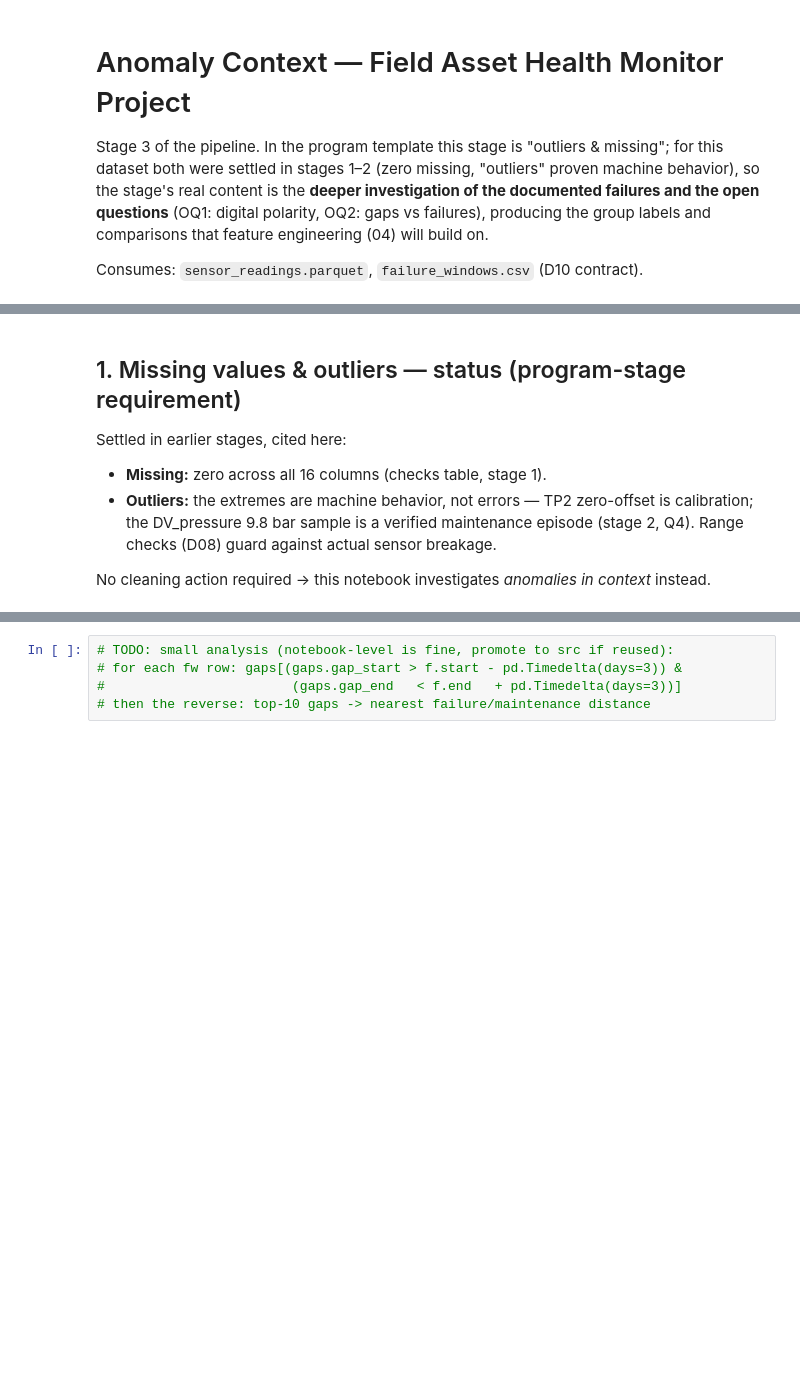
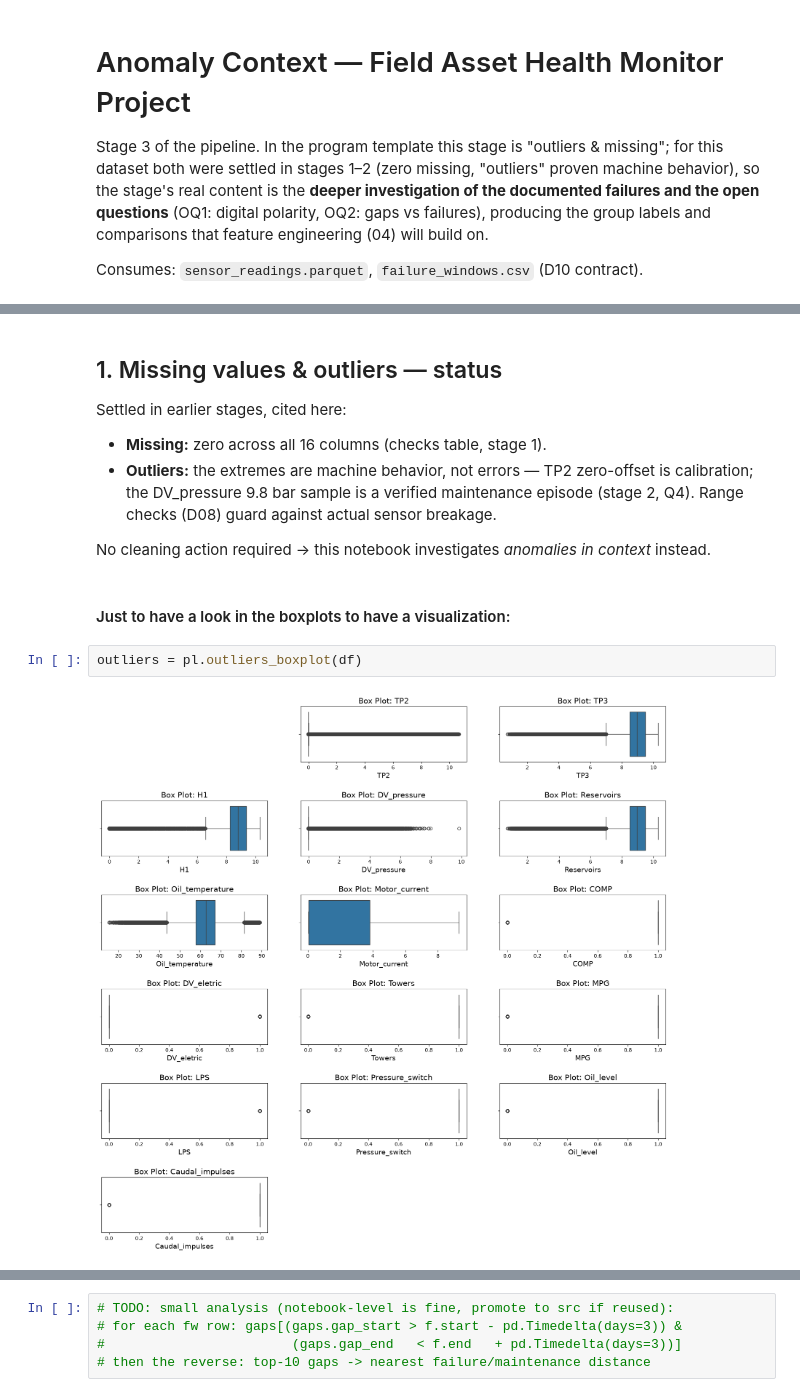
Before and after one commit to Rom5Leo/FAHM_Project, a Jupyter notebook: notebooks/03_anomaly_context.ipynb, the cells around one changed output, grey strips where cells are left out. Drawn from its saved outputs; the diff is of its cells as text; blank space fills up the shorter version.

```diff
--- a/notebooks/03_anomaly_context.ipynb
+++ b/notebooks/03_anomaly_context.ipynb
@@ -26,5 +29,5 @@ print(df.shape, "| failures:", len(fw), "| gaps:", len(gaps))
 # %% [markdown]
-## 1. Missing values & outliers — status (program-stage requirement)
+## 1. Missing values & outliers — status
 
 Settled in earlier stages, cited here:
 - **Missing:** zero across all 16 columns (checks table, stage 1).
@@ -35,3 +38,9 @@ Settled in earlier stages, cited here:
 
 No cleaning action required → this notebook investigates *anomalies in
 context* instead.
+# %% [markdown]
+#### Just to have a look in the boxplots to have a visualization:
+# %%
+outliers = pl.outliers_boxplot(df)
+# %% [output]
+[figure, added]
```
Also changed, not shown: parts of 14 cells of this notebook, 8 other files.
